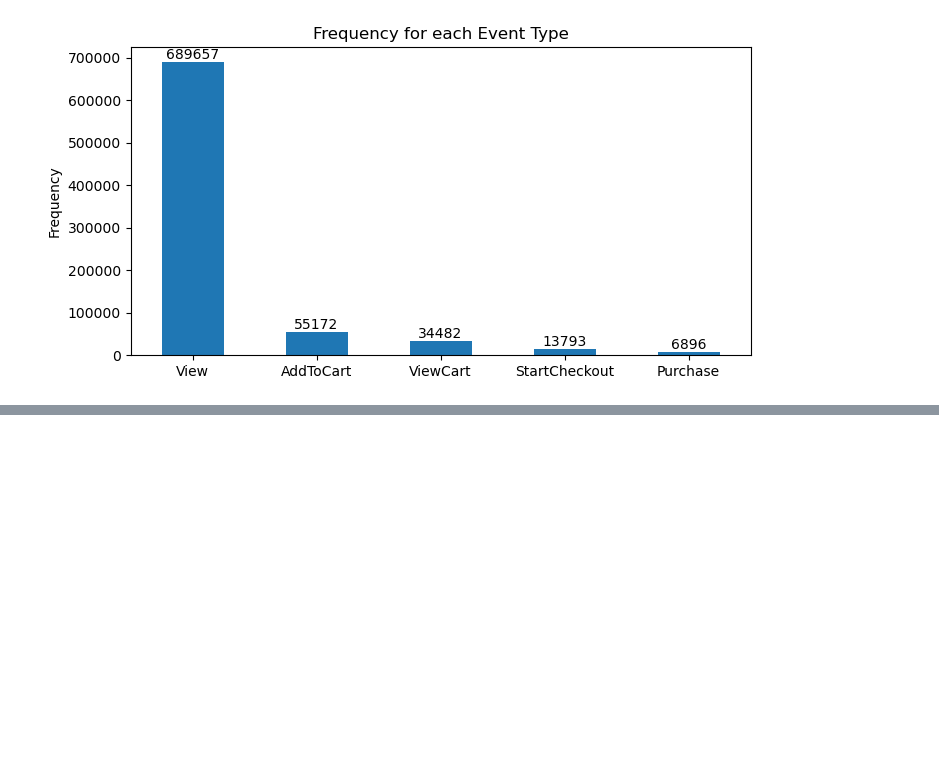
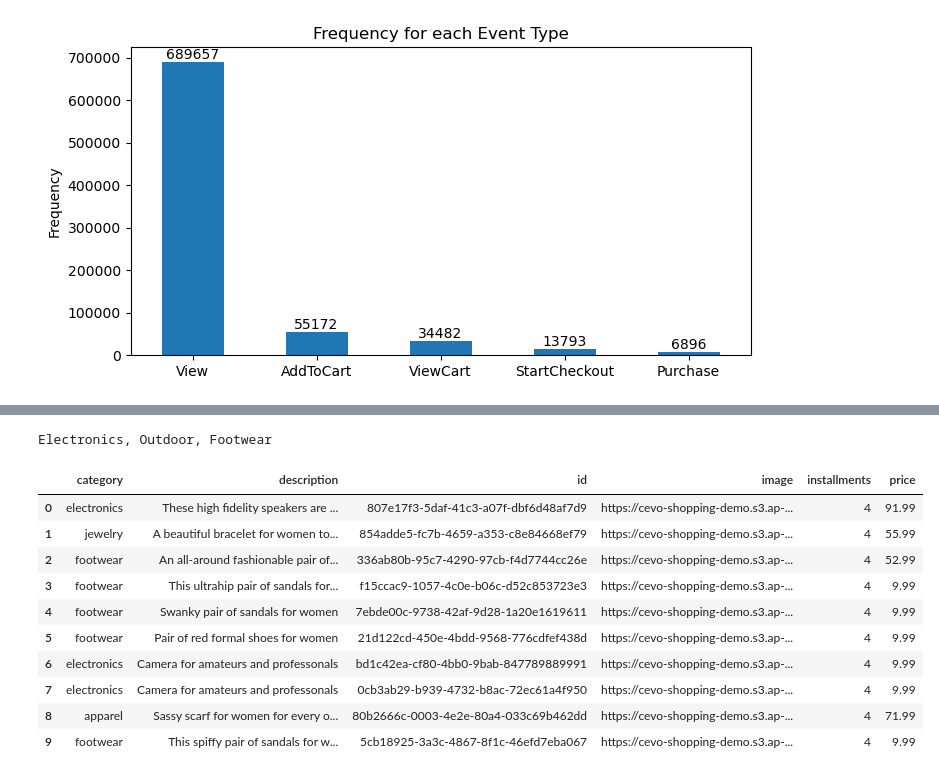
Before and after one commit to cevoaustralia/matrix_factorization_recommender, a Jupyter notebook: fake_data/scratch.ipynb, the cells around one changed output, grey strips where cells are left out. Cells and saved outputs as stored; diff of their text form; code cells hidden in the pictures; blank space fills up the shorter version.

```diff
--- a/fake_data/scratch.ipynb
+++ b/fake_data/scratch.ipynb
@@ -50,0 +74,22 @@ for bars in ax.containers:
+# %%
+url = 'https://58spt4nge9.execute-api.ap-southeast-2.amazonaws.com/Prod/products?user_id=8'
+# %%
+response = requests.get(url)
+json = response.json()
+df = pd.DataFrame(json)
+
+print('Electronics, Outdoor, Footwear\n')
+df.head(10)
+# %% [output]
+Electronics, Outdoor, Footwear
+|  | category | description | id | image | installments | price |
+| 0 | electronics | These high fidelity speakers are ... | 807e17f3-5daf-41c3-a07f-dbf6d48af7d9 | https://cevo-shopping-demo.s3.ap-... | 4 | 91.99 |
+| 1 | jewelry | A beautiful bracelet for women to... | 854adde5-fc7b-4659-a353-c8e84668ef79 | https://cevo-shopping-demo.s3.ap-... | 4 | 55.99 |
+| 2 | footwear | An all-around fashionable pair of... | 336ab80b-95c7-4290-97cb-f4d7744cc26e | https://cevo-shopping-demo.s3.ap-... | 4 | 52.99 |
+| 3 | footwear | This ultrahip pair of sandals for... | f15ccac9-1057-4c0e-b06c-d52c853723e3 | https://cevo-shopping-demo.s3.ap-... | 4 | 9.99 |
+| 4 | footwear | Swanky pair of sandals for women | 7ebde00c-9738-42af-9d28-1a20e1619611 | https://cevo-shopping-demo.s3.ap-... | 4 | 9.99 |
+| 5 | footwear | Pair of red formal shoes for women | 21d122cd-450e-4bdd-9568-776cdfef438d | https://cevo-shopping-demo.s3.ap-... | 4 | 9.99 |
+| 6 | electronics | Camera for amateurs and professonals | bd1c42ea-cf80-4bb0-9bab-847789889991 | https://cevo-shopping-demo.s3.ap-... | 4 | 9.99 |
+| 7 | electronics | Camera for amateurs and professonals | 0cb3ab29-b939-4732-b8ac-72ec61a4f950 | https://cevo-shopping-demo.s3.ap-... | 4 | 9.99 |
+| 8 | apparel | Sassy scarf for women for every o... | 80b2666c-0003-4e2e-80a4-033c69b462dd | https://cevo-shopping-demo.s3.ap-... | 4 | 71.99 |
+| 9 | footwear | This spiffy pair of sandals for w... | 5cb18925-3a3c-4867-8f1c-46efd7eba067 | https://cevo-shopping-demo.s3.ap-... | 4 | 9.99 |
```
Also changed, not shown: parts of 5 cells of this notebook, 5 other files.
